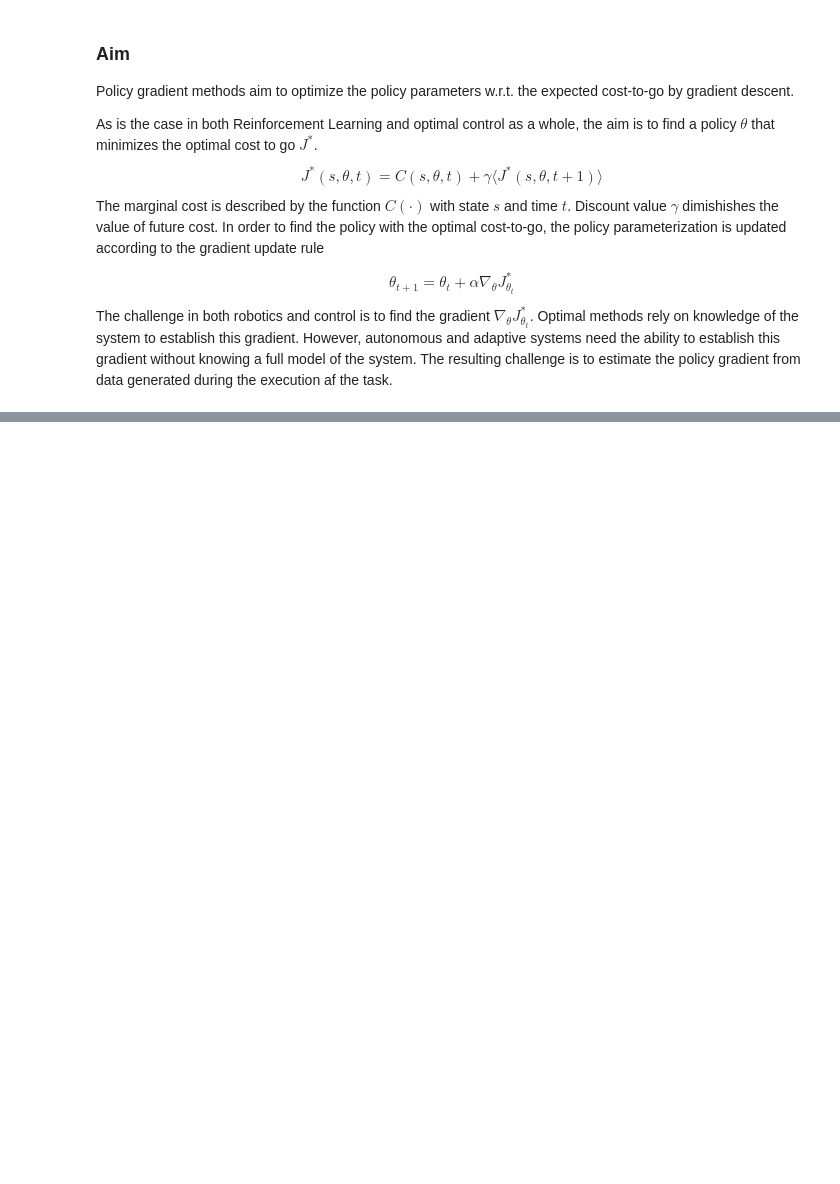
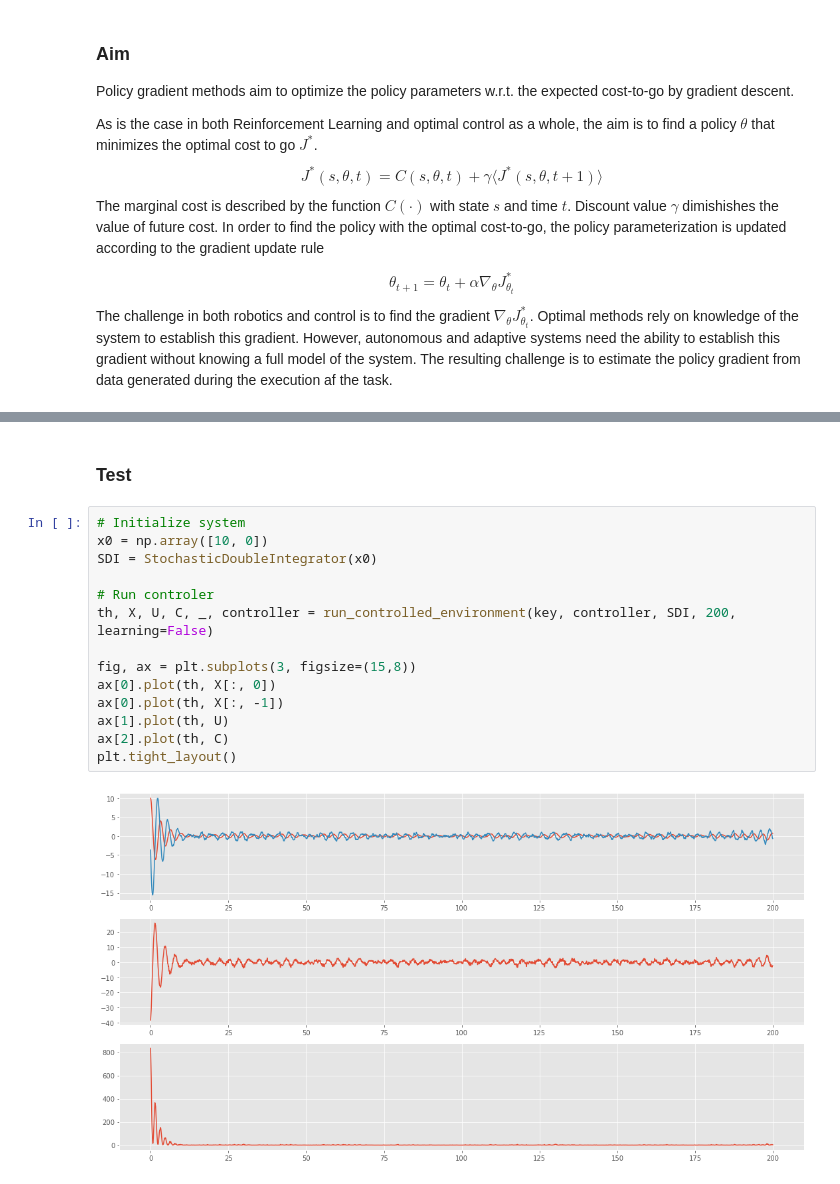
Before and after one commit to JopNiessen/DualControl, a Jupyter notebook: PolicyGradientMethods.ipynb, the cells around one changed output, grey strips where cells are left out. Saved outputs shown, nothing was run; the diff lists cells and outputs as text; blank space fills up the shorter version.

```diff
--- a/PolicyGradientMethods.ipynb
+++ b/PolicyGradientMethods.ipynb
@@ -44,0 +89,18 @@ for i in range(n_steps - 1):
+# %% [markdown]
+### Test
+# %%
+# Initialize system
+x0 = np.array([10, 0])
+SDI = StochasticDoubleIntegrator(x0)
+
+# Run controler
+th, X, U, C, _, controller = run_controlled_environment(key, controller, SDI, 200, learning=False)
+
+fig, ax = plt.subplots(3, figsize=(15,8))
+ax[0].plot(th, X[:, 0])
+ax[0].plot(th, X[:, -1])
+ax[1].plot(th, U)
+ax[2].plot(th, C)
+plt.tight_layout()
+# %% [output]
+[figure, added]
```
Also changed, not shown: parts of 9 cells of this notebook, 5 other files.
